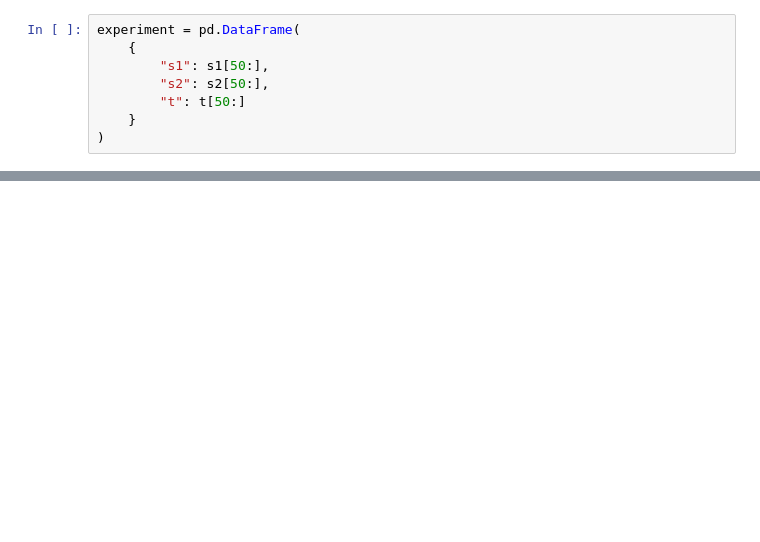
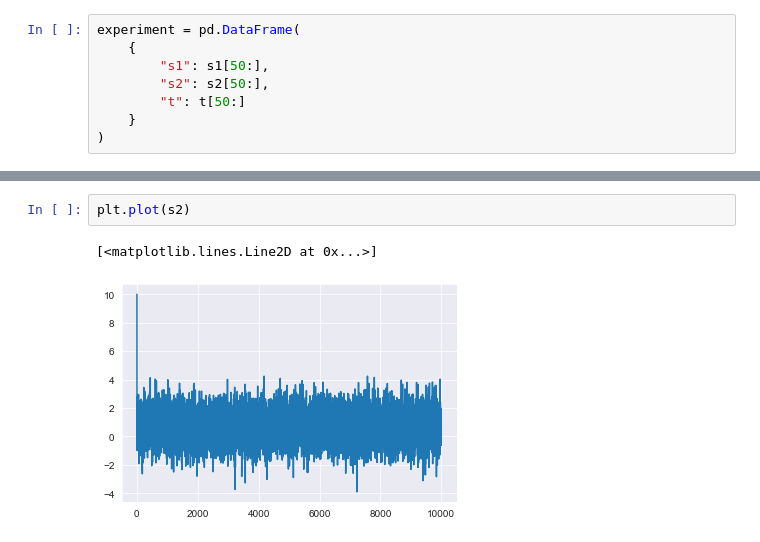
Before and after one commit to bcwein/1RT705APML-Project, a Jupyter notebook: project.ipynb, the cells around one changed output, grey strips where cells are left out. Drawn from its saved outputs; the diff is of its cells as text; blank space fills up the shorter version.

```diff
--- a/project.ipynb
+++ b/project.ipynb
@@ -103,3 +83,8 @@ experiment = pd.DataFrame(
+# %%
+plt.plot(s2)
+# %% [output]
+[<matplotlib.lines.Line2D at 0x...>]
+[figure, added]
 # %%
 plt.figure(figsize=(15, 15))
 sns.set_style("darkgrid")
```
Also changed, not shown: parts of 32 cells of this notebook, 1 other file.
